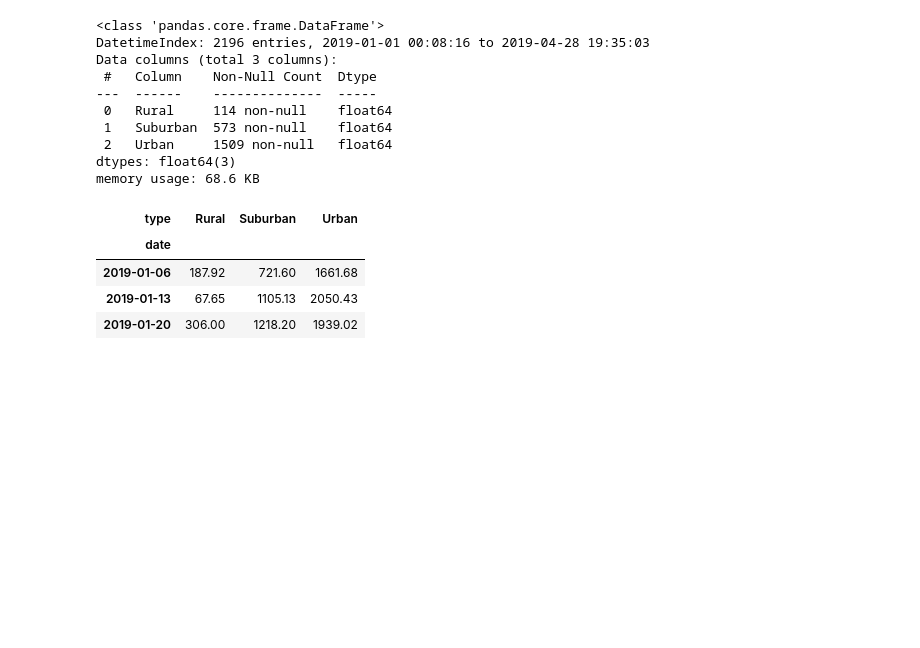
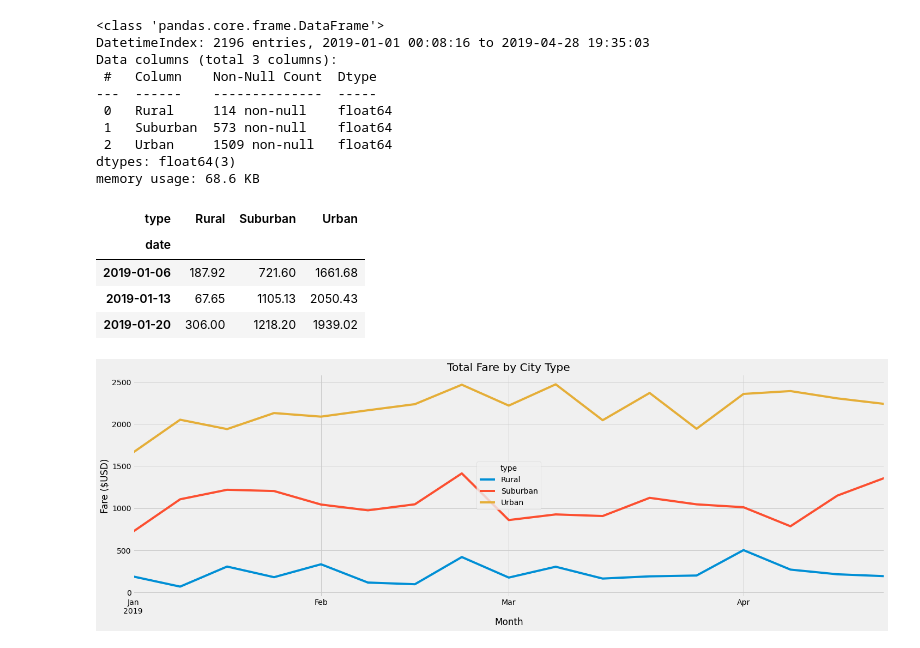
Before and after one commit to oscarperez1985/Pyber-Analysis, a Jupyter notebook: PyBer_Challenge.ipynb, the cells around one changed output. Drawn from its saved outputs; the diff is of its cells as text; code cells hidden in the pictures; blank space fills up the shorter version.

```diff
--- a/PyBer_Challenge.ipynb
+++ b/PyBer_Challenge.ipynb
@@ -255,8 +255,16 @@ weekly_fares_df.head(3)
 # %%
 # 8. Using the object-oriented interface method, plot the resample DataFrame using the df.plot() function.
 
-
 # Import the style from Matplotlib.
 from matplotlib import style
+
 # Use the graph style fivethirtyeight.
 style.use('fivethirtyeight')
+
+my_plot = weekly_fares_df.plot(figsize = (22,7))
+my_plot.set_title("Total Fare by City Type")
+my_plot.set_xlabel("Month")
+my_plot.set_ylabel("Fare ($USD)")
+plt.show()
+# %% [output]
+[figure, added]
```
